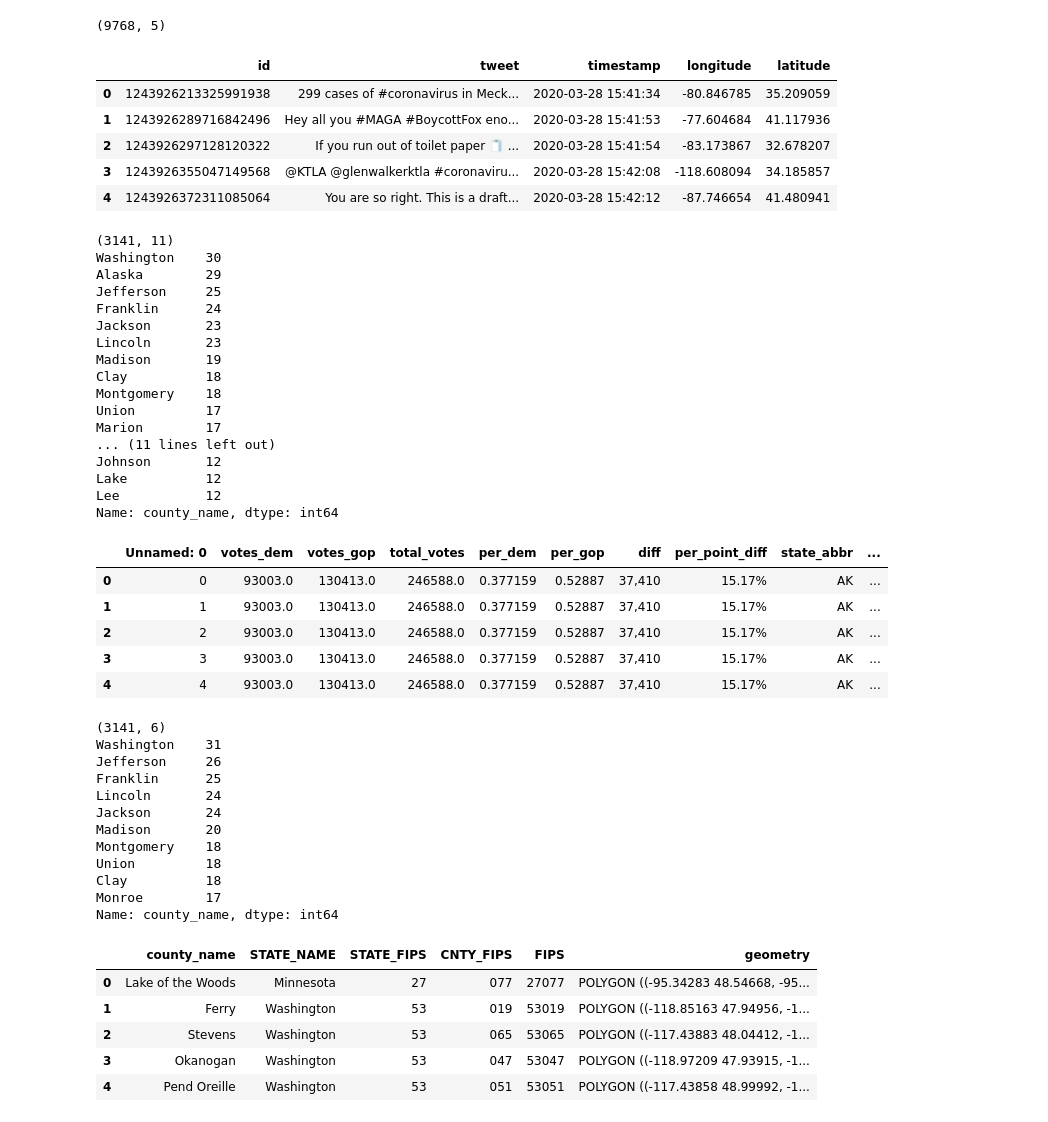
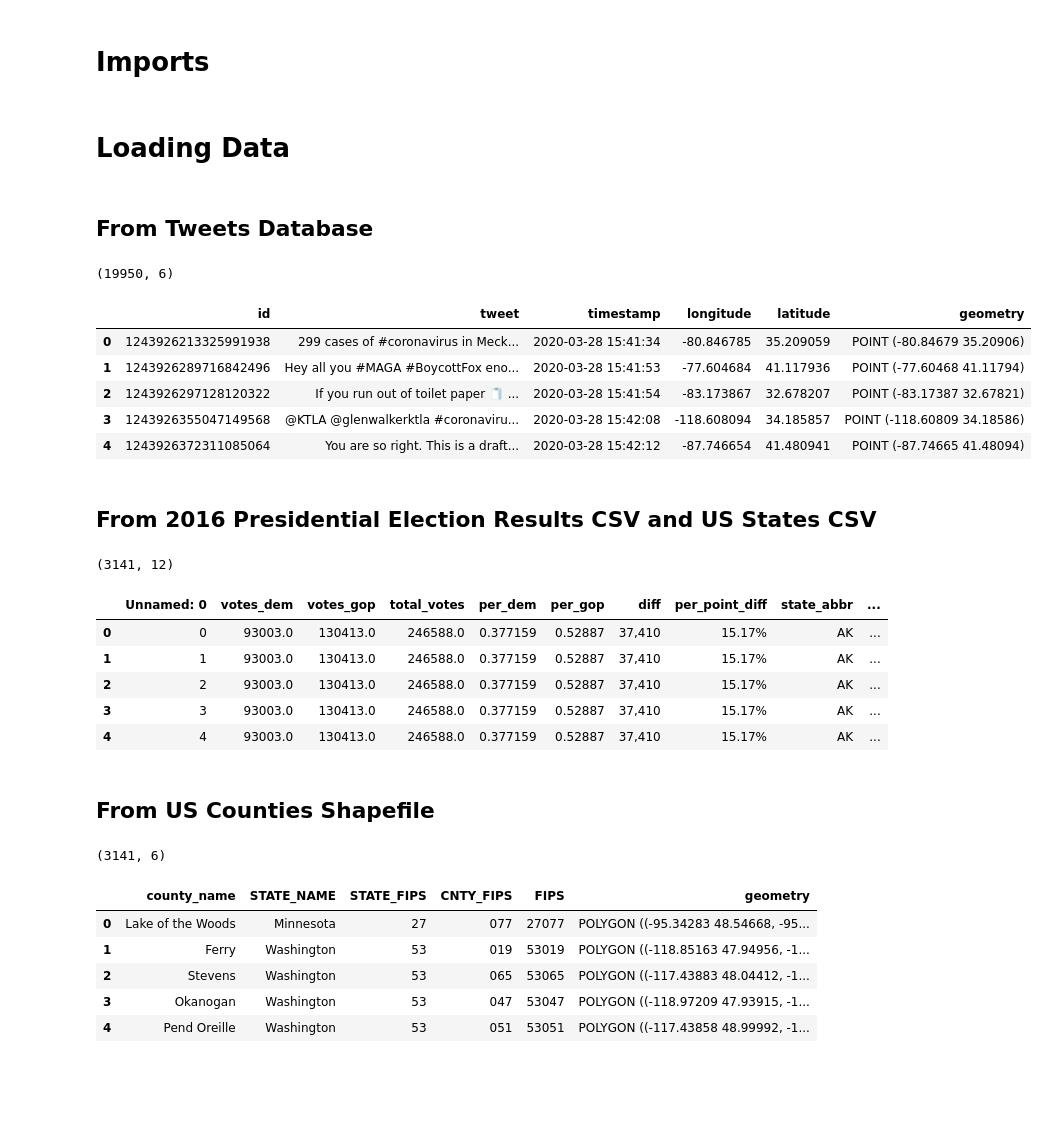
Before and after one commit to tallywiesenberg/coronavirus-twitter, a Jupyter notebook: Untitled1.ipynb, the cells around one changed output. Drawn from its saved outputs; the diff is of its cells as text; code cells hidden in the pictures; blank space fills up the shorter version.

```diff
--- a/Untitled1.ipynb
+++ b/Untitled1.ipynb
@@ -8,0 +1,2 @@ import geopandas as gpd
+# %% [markdown]
+# Imports
@@ -9,66 +26,57 @@ import geopandas as gpd
+# %% [markdown]
+# Loading Data
+# %% [markdown]
+## From Tweets Database
 # %%
 df = pd.read_sql_table("tweets", con=engine)
-print(df.shape)
-df.head()
+
+#Convert to GeoDataFrame with coordinates
+gdf = GeoDataFrame(
+    df,
+    geometry=gpd.points_from_xy(df['longitude'], df['latitude']))
+print(gdf.shape)
+gdf.head()
 # %% [output]
-(9768, 5)
+(19950, 6)
-|  | id | tweet | timestamp | longitude | latitude |
-| 0 | 1243926213325991938 | 299 cases of #coronavirus in Meck... | 2020-03-28 15:41:34 | -80.846785 | 35.209059 |
-| 1 | 1243926289716842496 | Hey all you #MAGA #BoycottFox eno... | 2020-03-28 15:41:53 | -77.604684 | 41.117936 |
-| 2 | 1243926297128120322 | If you run out of toilet paper 🧻 ... | 2020-03-28 15:41:54 | -83.173867 | 32.678207 |
-| 3 | 1243926355047149568 | @KTLA @glenwalkerktla #coronaviru... | 2020-03-28 15:42:08 | -118.608094 | 34.185857 |
-| 4 | 1243926372311085064 | You are so right. This is a draft... | 2020-03-28 15:42:12 | -87.746654 | 41.480941 |
+|  | id | tweet | timestamp | longitude | latitude | geometry |
+| 0 | 1243926213325991938 | 299 cases of #coronavirus in Meck... | 2020-03-28 15:41:34 | -80.846785 | 35.209059 | POINT (-80.84679 35.20906) |
+| 1 | 1243926289716842496 | Hey all you #MAGA #BoycottFox eno... | 2020-03-28 15:41:53 | -77.604684 | 41.117936 | POINT (-77.60468 41.11794) |
+| 2 | 1243926297128120322 | If you run out of toilet paper 🧻 ... | 2020-03-28 15:41:54 | -83.173867 | 32.678207 | POINT (-83.17387 32.67821) |
+| 3 | 1243926355047149568 | @KTLA @glenwalkerktla #coronaviru... | 2020-03-28 15:42:08 | -118.608094 | 34.185857 | POINT (-118.60809 34.18586) |
+| 4 | 1243926372311085064 | You are so right. This is a draft... | 2020-03-28 15:42:12 | -87.746654 | 41.480941 | POINT (-87.74665 41.48094) |
+# %% [markdown]
+## From 2016 Presidential Election Results CSV and US States CSV
 # %%
 votes = pd.read_csv('https://raw.githubusercontent.com/tonmcg/US_County_Level_Election_Results_08-16/master/2016_US_County_Level_Presidential_Results.csv')
-#Remove " County" for clean merge
+path_to_states = os.path.join('data', 'states.csv')
+states = pd.read_csv(path_to_states)
+
+#Access both states and state abbreviations
+votes = votes.merge(states['State'], how='left', left_on='state_abbr', right_on=states['Code'])
+#Rename state column for merge with shapefile
+votes = votes.rename(columns={'State':'STATE_NAME'})
+#Remove " County" for clean merge with shapefile
 votes['county_name'] = votes['county_name'].str.replace(' County', '')
 print(votes.shape)
-print(votes['county_name'].value_counts().nlargest(25))
 votes.head()
 # %% [output]
-(3141, 11)
-Washington    30
-Alaska        29
-Jefferson     25
-Franklin      24
-Jackson       23
-Lincoln       23
-Madison       19
-Clay          18
-Montgomery    18
-Union         17
-Marion        17
-... (11 lines left out)
-Johnson       12
-Lake          12
-Lee           12
-Name: county_name, dtype: int64
+(3141, 12)
 |  | Unnamed: 0 | votes_dem | votes_gop | total_votes | per_dem | per_gop | diff | per_point_diff | state_abbr | ... |
 | 0 | 0 | 93003.0 | 130413.0 | 246588.0 | 0.377159 | 0.52887 | 37,410 | 15.17% | AK | ... |
 | 1 | 1 | 93003.0 | 130413.0 | 246588.0 | 0.377159 | 0.52887 | 37,410 | 15.17% | AK | ... |
 | 2 | 2 | 93003.0 | 130413.0 | 246588.0 | 0.377159 | 0.52887 | 37,410 | 15.17% | AK | ... |
 | 3 | 3 | 93003.0 | 130413.0 | 246588.0 | 0.377159 | 0.52887 | 37,410 | 15.17% | AK | ... |
 | 4 | 4 | 93003.0 | 130413.0 | 246588.0 | 0.377159 | 0.52887 | 37,410 | 15.17% | AK | ... |
+# %% [markdown]
+## From US Counties Shapefile
 # %%
-path_to_shape = os.path.join('UScounties', 'UScounties.shp')
+path_to_shape = os.path.join('data', 'UScounties', 'UScounties.shp')
 shapefile = gpd.read_file(path_to_shape)
 shapefile = shapefile.rename(columns={'NAME':'county_name'})
 print(shapefile.shape)
-print(shapefile['county_name'].value_counts().nlargest(10))
 shapefile.head()
 # %% [output]
 (3141, 6)
-Washington    31
-Jefferson     26
-Franklin      25
-Lincoln       24
-Jackson       24
-Madison       20
-Montgomery    18
-Union         18
-Clay          18
-Monroe        17
-Name: county_name, dtype: int64
 |  | county_name | STATE_NAME | STATE_FIPS | CNTY_FIPS | FIPS | geometry |
 | 0 | Lake of the Woods | Minnesota | 27 | 077 | 27077 | POLYGON ((-95.34283 48.54668, -95... |
 | 1 | Ferry | Washington | 53 | 019 | 53019 | POLYGON ((-118.85163 47.94956, -1... |
```
Also changed, not shown: parts of 29 cells of this notebook, 18 other files.
